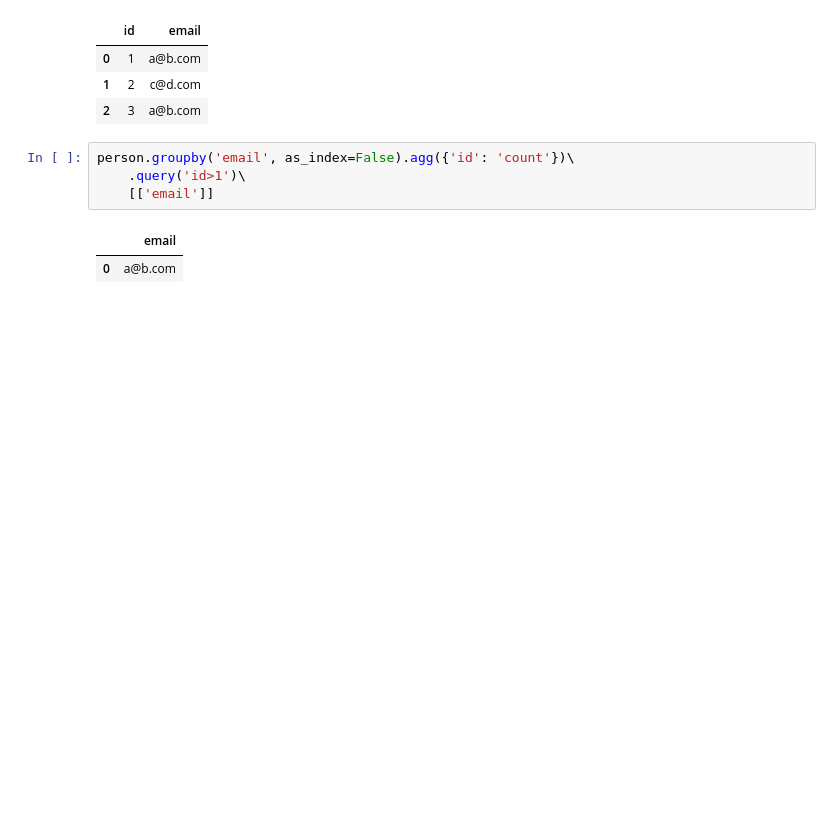
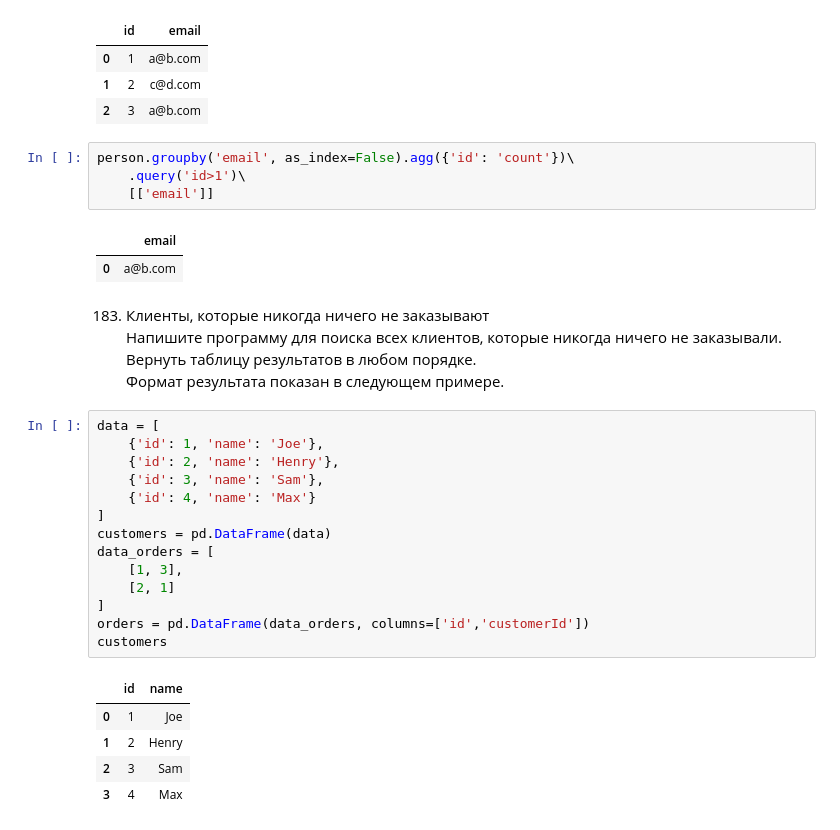
Before and after one commit to Praldmur/Tasks, a Jupyter notebook: Task_All.ipynb, the cells around one changed output. Saved outputs shown, nothing was run; the diff lists cells and outputs as text; blank space fills up the shorter version.

```diff
--- a/Task_All.ipynb
+++ b/Task_All.ipynb
@@ -66,3 +62,28 @@ person.groupby('email', as_index=False).agg({'id': 'count'})\
 # %% [output]
 |  | email |
 | 0 | a@b.com |
+# %% [markdown]
+183. Клиенты, которые никогда ничего не заказывают
+Напишите программу для поиска всех клиентов, которые никогда ничего не заказывали.
+Вернуть таблицу результатов в любом порядке.
+Формат результата показан в следующем примере.
+# %%
+data = [
+    {'id': 1, 'name': 'Joe'},
+    {'id': 2, 'name': 'Henry'},
+    {'id': 3, 'name': 'Sam'},
+    {'id': 4, 'name': 'Max'}
+]
+customers = pd.DataFrame(data)
+data_orders = [
+    [1, 3],
+    [2, 1]
+]
+orders = pd.DataFrame(data_orders, columns=['id','customerId'])
+customers
+# %% [output]
+|  | id | name |
+| 0 | 1 | Joe |
+| 1 | 2 | Henry |
+| 2 | 3 | Sam |
+| 3 | 4 | Max |
```
Also changed, not shown: parts of 23 cells of this notebook, 5 other files.
